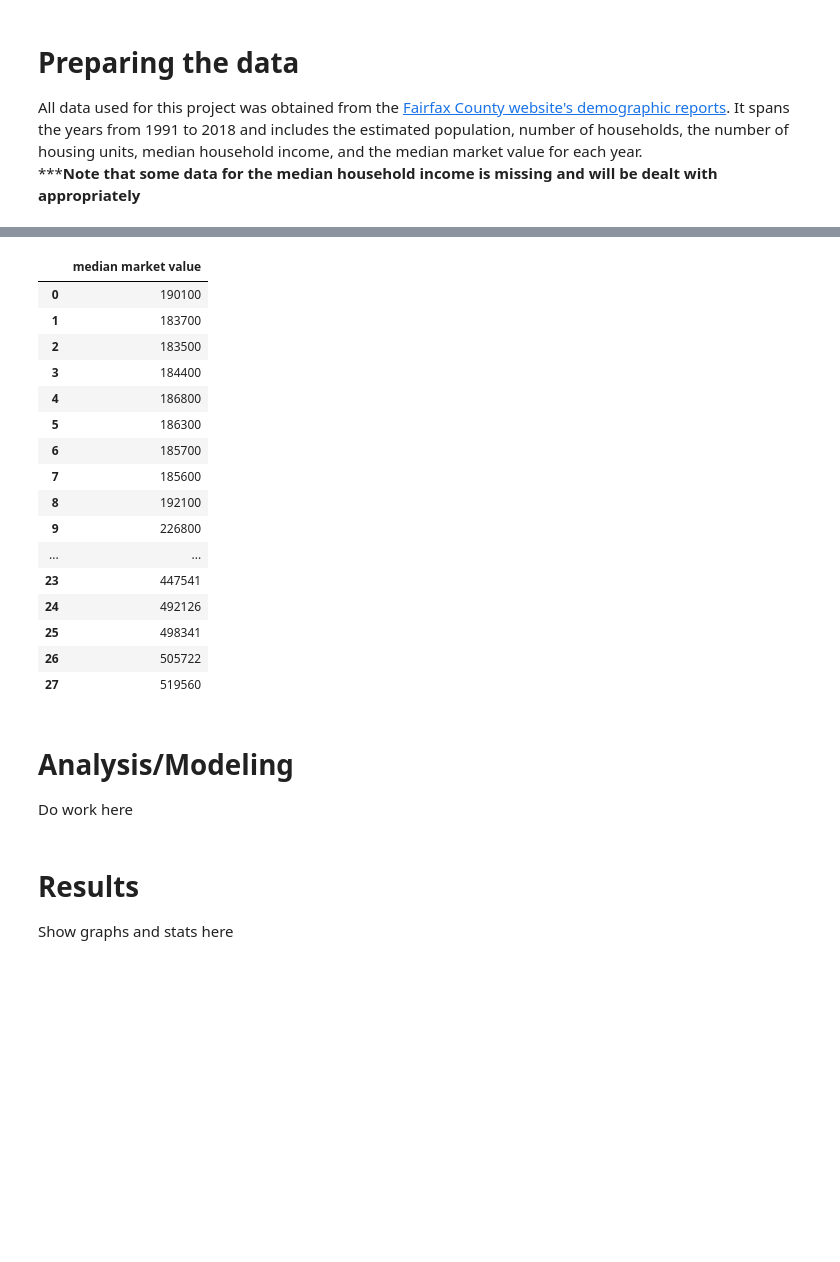
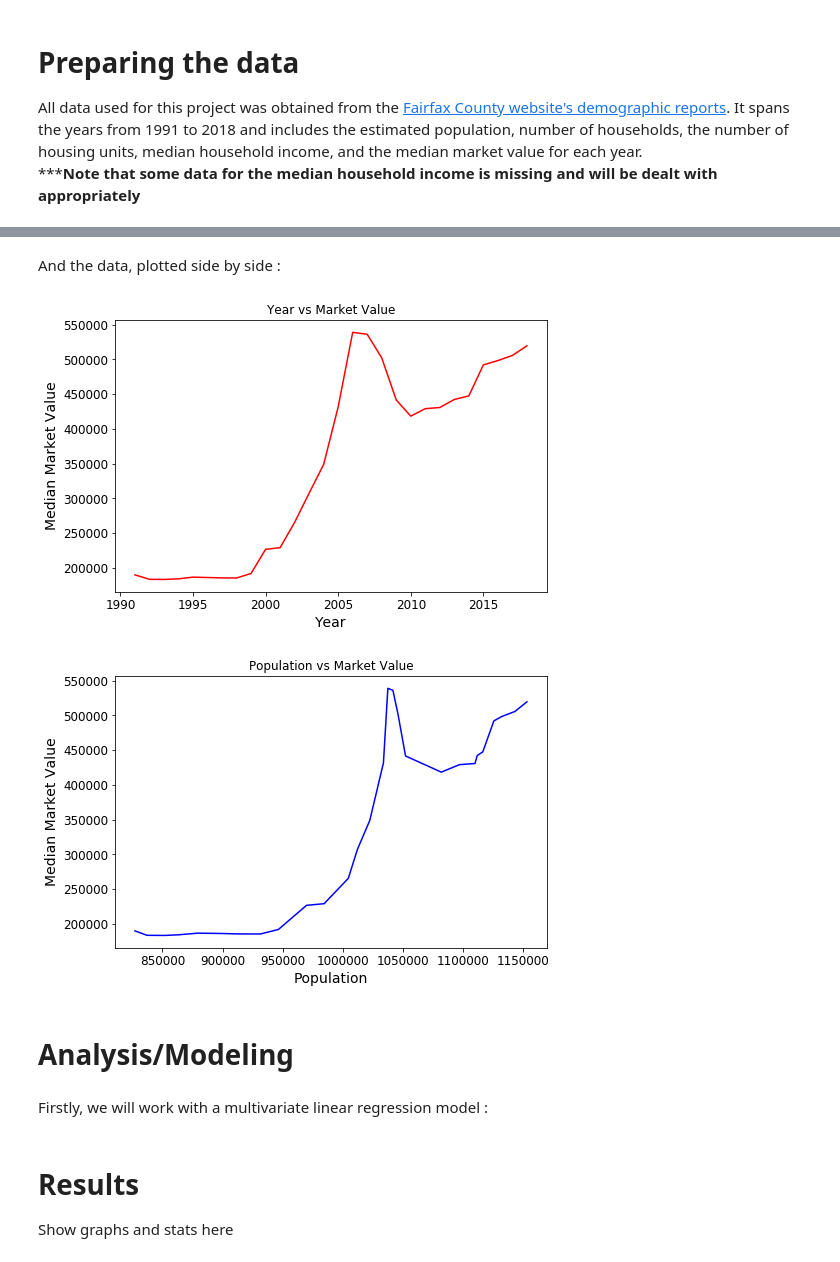
Before and after one commit to rahbar227/Fairfax-County-Housing, a Jupyter notebook: Fairfax_County_Housing_Predictions.ipynb, the cells around one changed output, grey strips where cells are left out. Drawn from its saved outputs; the diff is of its cells as text; code cells hidden in the pictures; blank space fills up the shorter version.

```diff
--- a/Fairfax_County_Housing_Predictions.ipynb
+++ b/Fairfax_County_Housing_Predictions.ipynb
@@ -66,23 +55,25 @@ The dependent variable dataset :
-# %%
-pd.DataFrame(y, columns=['median market value'])
-# %% [output]
-|  | median market value |
-| 0 | 190100 |
-| 1 | 183700 |
-| 2 | 183500 |
-| 3 | 184400 |
-| 4 | 186800 |
-| 5 | 186300 |
-| 6 | 185700 |
-| 7 | 185600 |
-| 8 | 192100 |
-| 9 | 226800 |
-| ... | ... |
-| 23 | 447541 |
-| 24 | 492126 |
-| 25 | 498341 |
-| 26 | 505722 |
-| 27 | 519560 |
+# %% [markdown]
+And the data, plotted side by side :
+# %%
+%matplotlib inline
+fig = plt.figure()
+ax1 = fig.add_subplot(1,2,1)
+plt.plot(X[:,0], y, color = 'red');
+plt.title('Year vs Market Value')
+plt.xlabel('Year')
+plt.ylabel('Median Market Value')
+plt.show();
+fig = plt.figure(figsize = (17,5))
+ax1 = fig.add_subplot(1,2,2)
+plt.plot(X[:,1], y, color = 'blue');
+plt.title('Population vs Market Value')
+plt.xlabel('Population')
+plt.ylabel('Median Market Value')
+plt.show();
+# %% [output]
+[figure, added]
+[figure, added]
 # %% [markdown]
 # Analysis/Modeling
-Do work here
+# %% [markdown]
+Firstly, we will work with a multivariate linear regression model :
```
Also changed, not shown: parts of 6 cells of this notebook.
